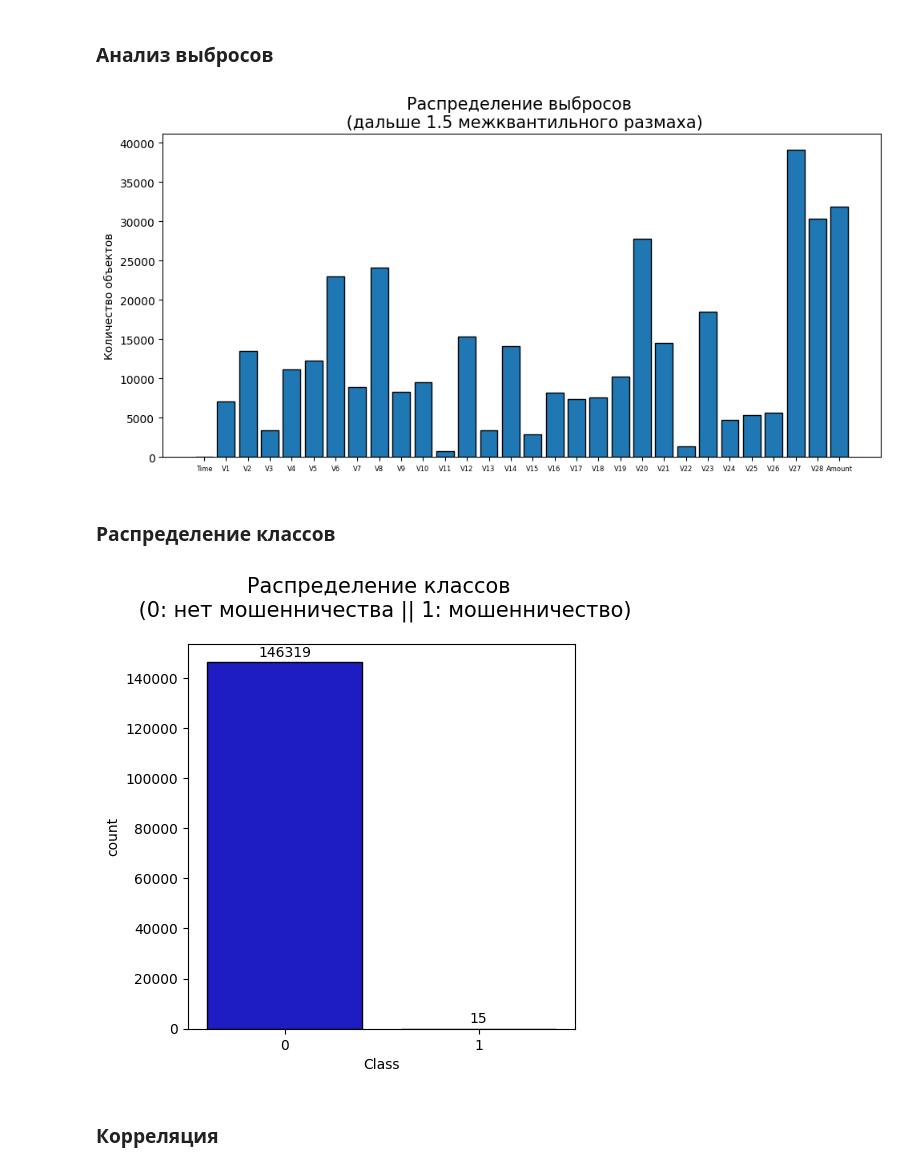
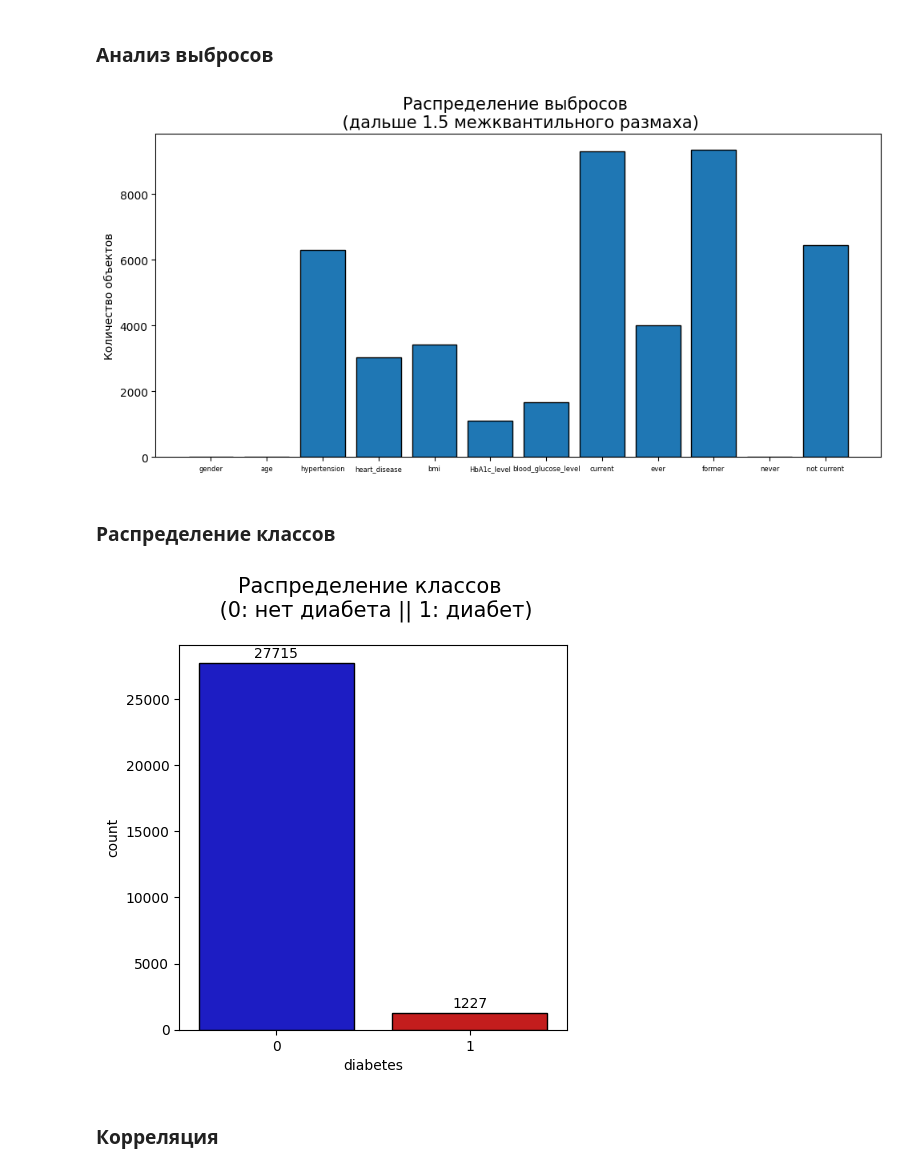
Before and after one commit to HerrPhoton/Theory-of-statistical-solutions, a Jupyter notebook: lab5.ipynb, the cells around one changed output. Drawn from its saved outputs; the diff is of its cells as text; code cells hidden in the pictures.

Commit message:
Diabetes

```diff
--- a/lab5.ipynb
+++ b/lab5.ipynb
@@ -58,3 +58,5 @@ df.describe()
 print(f'Количество объектов с пропущенными значениями: {df.isnull().any(axis = 1).sum()}')
 # %% [output]
 Количество объектов с пропущенными значениями: 0
+# %%
+df = df[df['smoking_history'] != 'No Info']
@@ -60,0 +65,5 @@ print(f'Количество объектов с пропущенными зна
+# %%
+df['gender'] = LabelEncoder().fit_transform(df['gender'])
+df = pd.concat([df.drop(['smoking_history'], axis = 1), pd.get_dummies(df['smoking_history'], dtype = int)], axis = 1)
+
+df
@@ -64,7 +87,7 @@ print(f'Количество объектов с пропущенными зна
 nums = []
 ids = set()
 
-for feature in df.drop(['Class'], axis = 1).columns:
+for feature in df.drop(['diabetes'], axis = 1).columns:
 
     Q1 = df[feature].quantile(q = .25)
     Q3 = df[feature].quantile(q = .75)
@@ -78,7 +101,7 @@ for feature in df.drop(['Class'], axis = 1).columns:
 plt.figure(figsize = (10, 5))
 plt.rc('xtick', labelsize = 6)
 
-plt.bar(df.drop(['Class'], axis = 1).columns, nums, edgecolor = 'black')
+plt.bar(df.drop(['diabetes'], axis = 1).columns, nums, edgecolor = 'black')
 
 plt.ylabel('Количество объектов')
 plt.title('Распределение выбросов \n (дальше 1.5 межквантильного размаха)', fontsize = 15)
@@ -86,7 +109,7 @@ plt.title('Распределение выбросов \n (дальше 1.5 ме
 plt.tight_layout()
 plt.show()
 # %% [output]
-[figure, old version]
+[figure, new version]
 # %%
 df = df.drop(ids)
 # %% [markdown]
@@ -96,7 +119,7 @@ def classes_distr(df, title = None):
     plt.figure(figsize = (5, 5))
     plt.rc('xtick', labelsize = 10)
 
-    plot = sns.countplot(x = 'Class', data = df, palette = ["#0101DF", "#DF0101"], edgecolor = 'black')
+    plot = sns.countplot(x = 'diabetes', data = df, palette = ["#0101DF", "#DF0101"], edgecolor = 'black')
 
     for p in plot.patches:
         plot.annotate(int(p.get_height()),
@@ -109,9 +132,9 @@ def classes_distr(df, title = None):
     plt.title(title, fontsize = 15, pad = 20)
     plt.show()
 # %%
-classes_distr(df, title = 'Распределение классов \n (0: нет мошенничества || 1: мошенничество)')
+classes_distr(df, title = 'Распределение классов \n (0: нет диабета || 1: диабет)')
 # %% [output]
-[figure, old version]
+[figure, new version]
 # %% [markdown]
 ### Корреляция
 # %%
```
Also changed, not shown: parts of 20 cells of this notebook.
